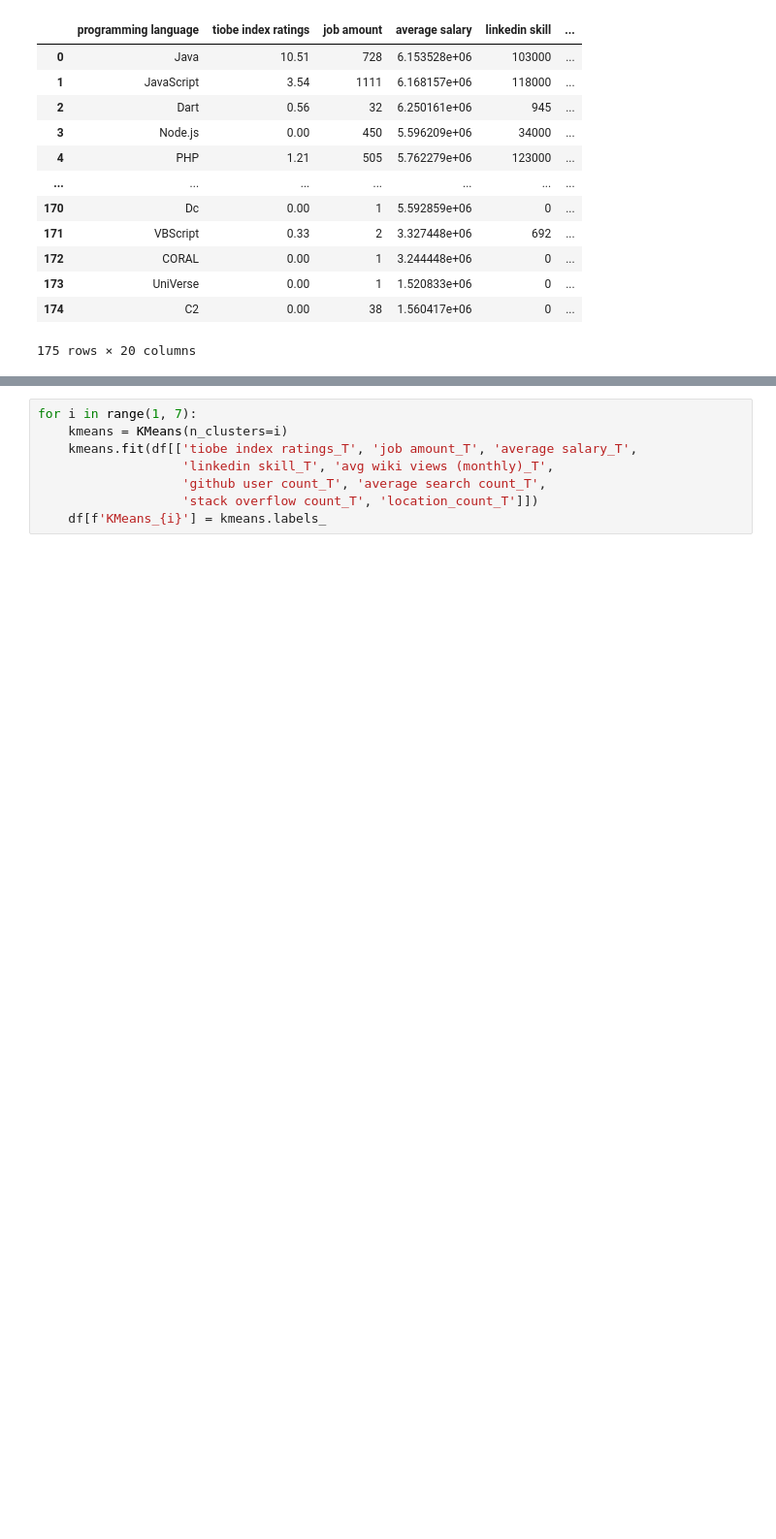
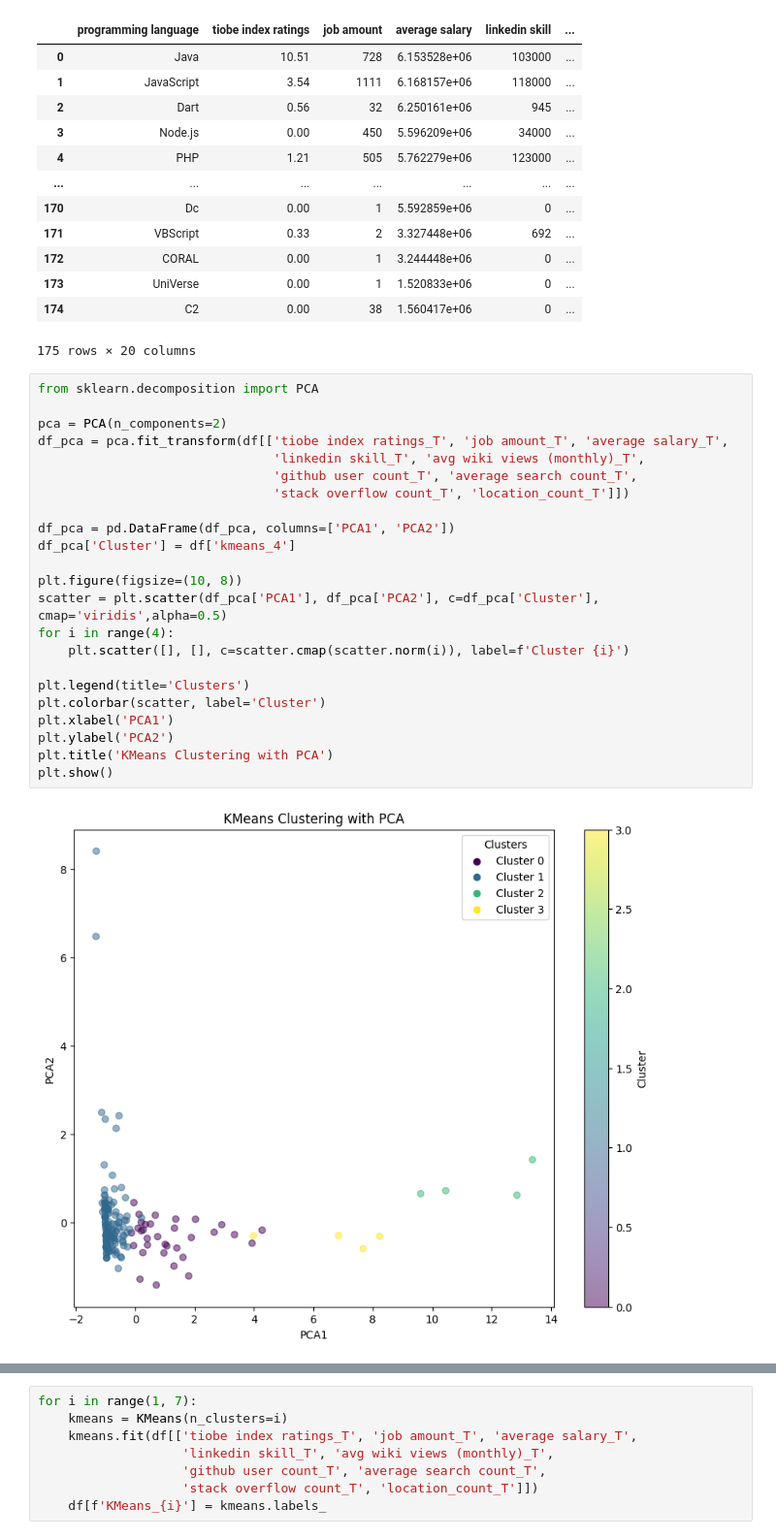
Before and after one commit to Ella-Raputri/FoDS-FinalProject, a Jupyter notebook: ML/kmeans_test.ipynb, the cells around one changed output, grey strips where cells are left out. Shown: that part at 97% size. Cells and saved outputs as stored; diff of their text form; blank space fills up the shorter version.

```diff
--- a/ML/kmeans_test.ipynb
+++ b/ML/kmeans_test.ipynb
@@ -104,6 +104,31 @@ df
 | 173 | UniVerse | 0.00 | 1 | 1.520833e+06 | 0 | ... |
 | 174 | C2 | 0.00 | 38 | 1.560417e+06 | 0 | ... |
 175 rows × 20 columns
+# %%
+from sklearn.decomposition import PCA
+
+pca = PCA(n_components=2)
+df_pca = pca.fit_transform(df[['tiobe index ratings_T', 'job amount_T', 'average salary_T',
+                               'linkedin skill_T', 'avg wiki views (monthly)_T',
+                               'github user count_T', 'average search count_T',
+                               'stack overflow count_T', 'location_count_T']])
+
+df_pca = pd.DataFrame(df_pca, columns=['PCA1', 'PCA2'])
+df_pca['Cluster'] = df['kmeans_4']
+
+plt.figure(figsize=(10, 8))
+scatter = plt.scatter(df_pca['PCA1'], df_pca['PCA2'], c=df_pca['Cluster'], cmap='viridis',alpha=0.5)
+for i in range(4):
+    plt.scatter([], [], c=scatter.cmap(scatter.norm(i)), label=f'Cluster {i}')
+
+plt.legend(title='Clusters')
+plt.colorbar(scatter, label='Cluster')
+plt.xlabel('PCA1')
+plt.ylabel('PCA2')
+plt.title('KMeans Clustering with PCA')
+plt.show()
+# %% [output]
+[figure, added]
 # %%
 # Example: Using two features for a 2D scatter plot (you can choose others)
 feature_x = 'stack overflow count_T'  # X-axis feature
```
Also changed, not shown: parts of 6 cells of this notebook, 3 other files.
